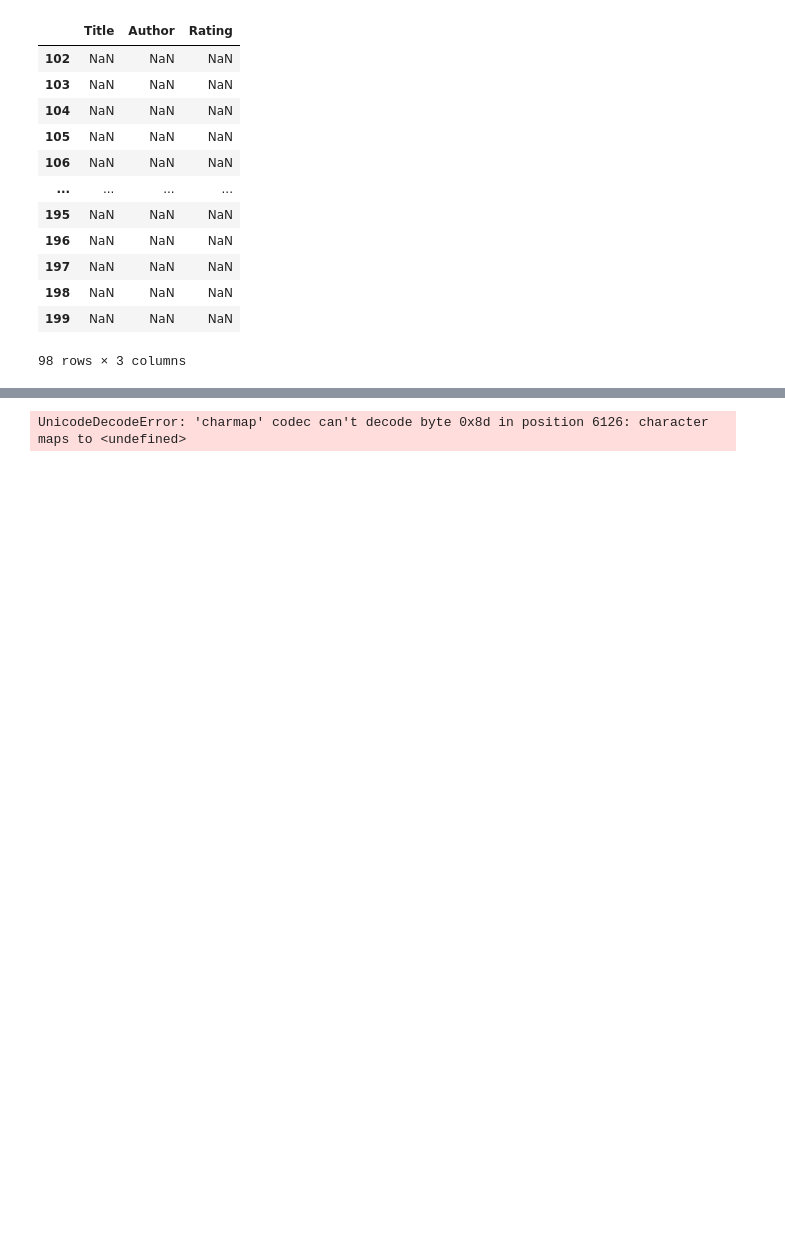
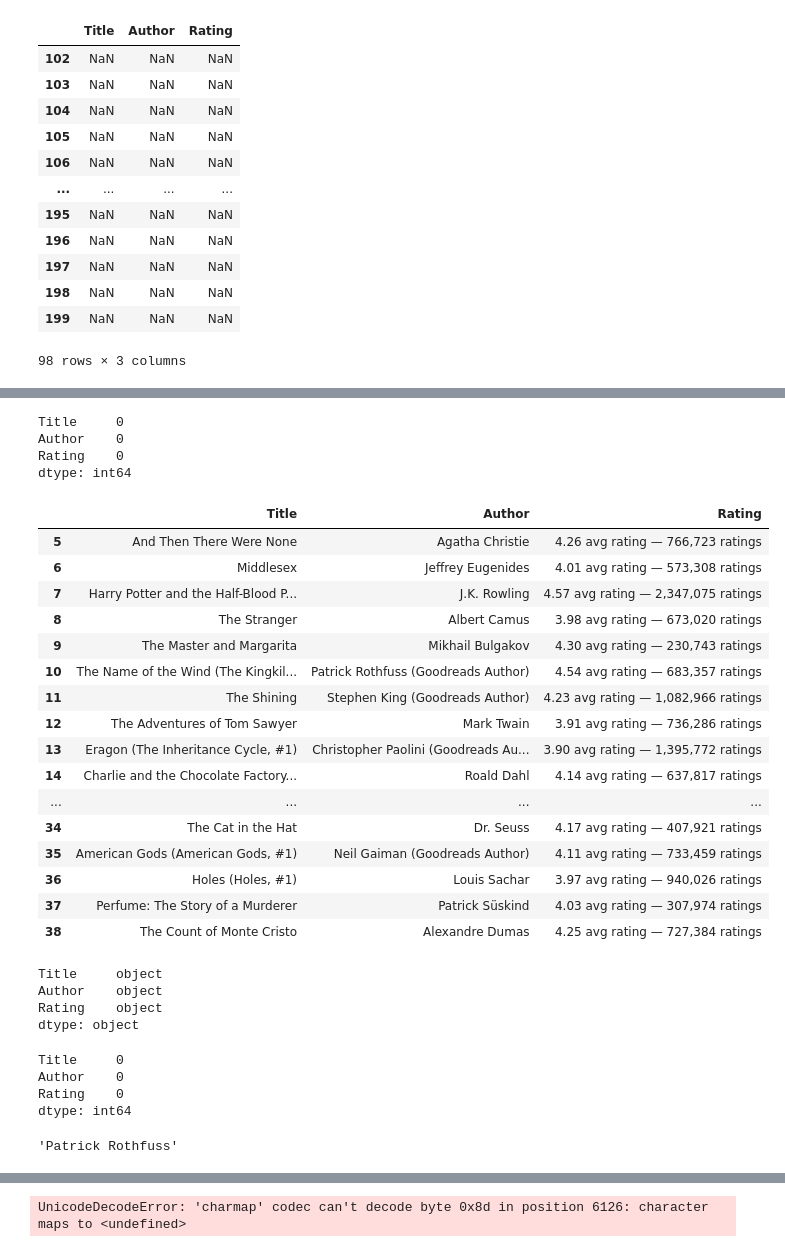
Before and after one commit to noreallyimfine/Bookfinder, a Jupyter notebook: book-titles-1.ipynb, the cells around one changed output, grey strips where cells are left out. Saved outputs shown, nothing was run; the diff lists cells and outputs as text; code cells hidden in the pictures; blank space fills up the shorter version.

```diff
--- a/book-titles-1.ipynb
+++ b/book-titles-1.ipynb
@@ -37,3 +37,9 @@ df[df.Title.isna()]
 | 198 | NaN | NaN | NaN |
 | 199 | NaN | NaN | NaN |
 98 rows × 3 columns
+# %%
+missing = pd.read_csv("best_books_titles_missing.csv")
+
+print(missing.shape)
+
+missing.head()
@@ -39,0 +79,12 @@ df[df.Title.isna()]
+# %%
+missing = missing.iloc[2:]
+# %%
+first = df.iloc[:102]
+
+last = df.iloc[200:]
+# %%
+full_df = pd.concat([first, missing, last])
+
+print(full_df.shape)
+
+full_df.head()
@@ -39,0 +99,48 @@ df[df.Title.isna()]
+# %%
+full_df.isnull().sum()
+# %% [output]
+Title     0
+Author    0
+Rating    0
+dtype: int64
+# %%
+full_df.iloc[105:139]
+# %% [output]
+|  | Title | Author | Rating |
+| 5 | And Then There Were None | Agatha Christie | 4.26 avg rating — 766,723 ratings |
+| 6 | Middlesex | Jeffrey Eugenides | 4.01 avg rating — 573,308 ratings |
+| 7 | Harry Potter and the Half-Blood P... | J.K. Rowling | 4.57 avg rating — 2,347,075 ratings |
+| 8 | The Stranger | Albert Camus | 3.98 avg rating — 673,020 ratings |
+| 9 | The Master and Margarita | Mikhail Bulgakov | 4.30 avg rating — 230,743 ratings |
+| 10 | The Name of the Wind (The Kingkil... | Patrick Rothfuss (Goodreads Author) | 4.54 avg rating — 683,357 ratings |
+| 11 | The Shining | Stephen King (Goodreads Author) | 4.23 avg rating — 1,082,966 ratings |
+| 12 | The Adventures of Tom Sawyer | Mark Twain | 3.91 avg rating — 736,286 ratings |
+| 13 | Eragon (The Inheritance Cycle, #1) | Christopher Paolini (Goodreads Au... | 3.90 avg rating — 1,395,772 ratings |
+| 14 | Charlie and the Chocolate Factory... | Roald Dahl | 4.14 avg rating — 637,817 ratings |
+| ... | ... | ... | ... |
+| 34 | The Cat in the Hat | Dr. Seuss | 4.17 avg rating — 407,921 ratings |
+| 35 | American Gods (American Gods, #1) | Neil Gaiman (Goodreads Author) | 4.11 avg rating — 733,459 ratings |
+| 36 | Holes (Holes, #1) | Louis Sachar | 3.97 avg rating — 940,026 ratings |
+| 37 | Perfume: The Story of a Murderer | Patrick Süskind | 4.03 avg rating — 307,974 ratings |
+| 38 | The Count of Monte Cristo | Alexandre Dumas | 4.25 avg rating — 727,384 ratings |
+# %%
+full_df.dtypes
+# %% [output]
+Title     object
+Author    object
+Rating    object
+dtype: object
+# %%
+full_df.isnull().sum()
+# %% [output]
+Title     0
+Author    0
+Rating    0
+dtype: int64
+# %%
+def drop_parens(text):
+    return text.split('(')[0].strip()
+
+drop_parens('Patrick Rothfuss (Goodreads Author)')
+# %% [output]
+'Patrick Rothfuss'
```
Also changed, not shown: parts of 10 cells of this notebook.
